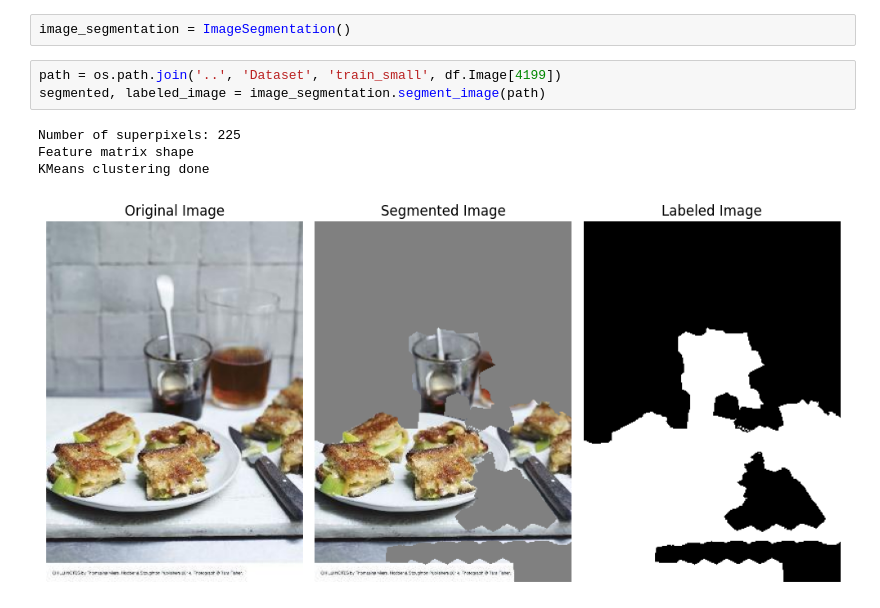
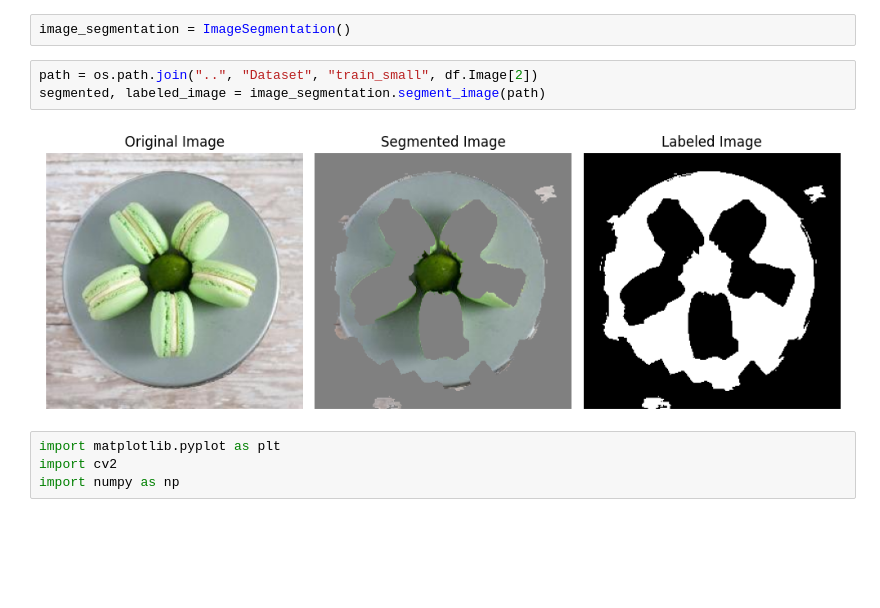
Before and after one commit to TommasoFerrario18/FoodX-251_Classification, a Jupyter notebook: Notebooks/ImageSegmentation.ipynb, the cells around one changed output. Drawn from its saved outputs; the diff is of its cells as text; blank space fills up the shorter version.

Commit message:
Image Seg

```diff
--- a/Notebooks/ImageSegmentation.ipynb
+++ b/Notebooks/ImageSegmentation.ipynb
@@ -33,10 +33,11 @@ df.head()
 # %%
 image_segmentation = ImageSegmentation()
 # %%
-path = os.path.join('..', 'Dataset', 'train_small', df.Image[4199])
+path = os.path.join("..", "Dataset", "train_small", df.Image[2])
 segmented, labeled_image = image_segmentation.segment_image(path)
 # %% [output]
-Number of superpixels: 225
-Feature matrix shape
-KMeans clustering done
-[figure, old version]
+[figure, new version]
+# %%
+import matplotlib.pyplot as plt
+import cv2
+import numpy as np
```
Also changed, not shown: parts of 6 cells of this notebook.
